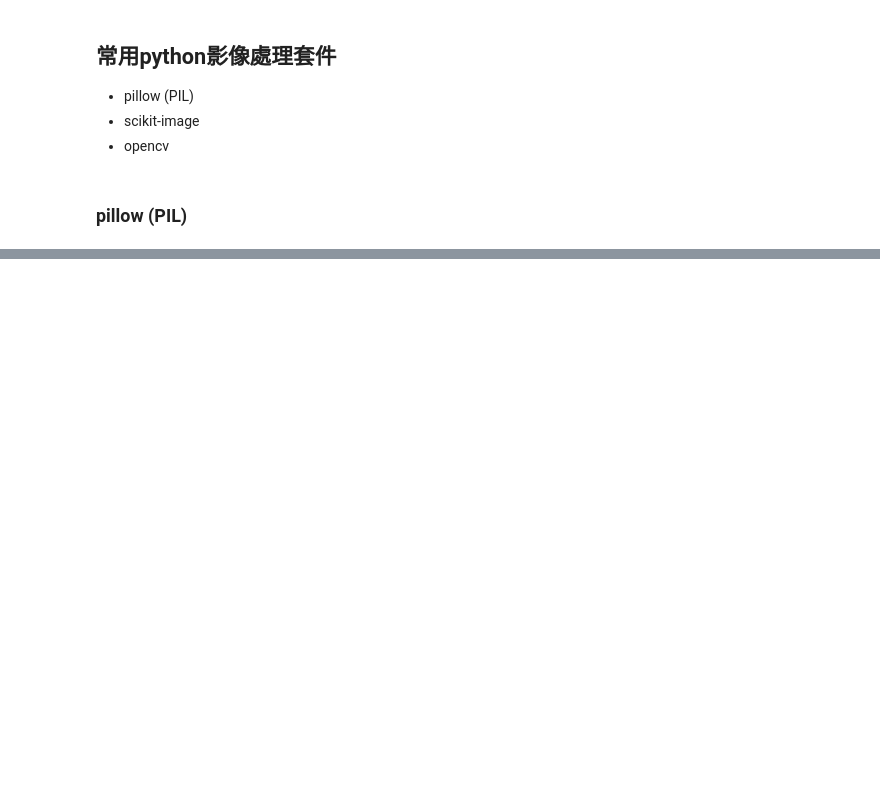
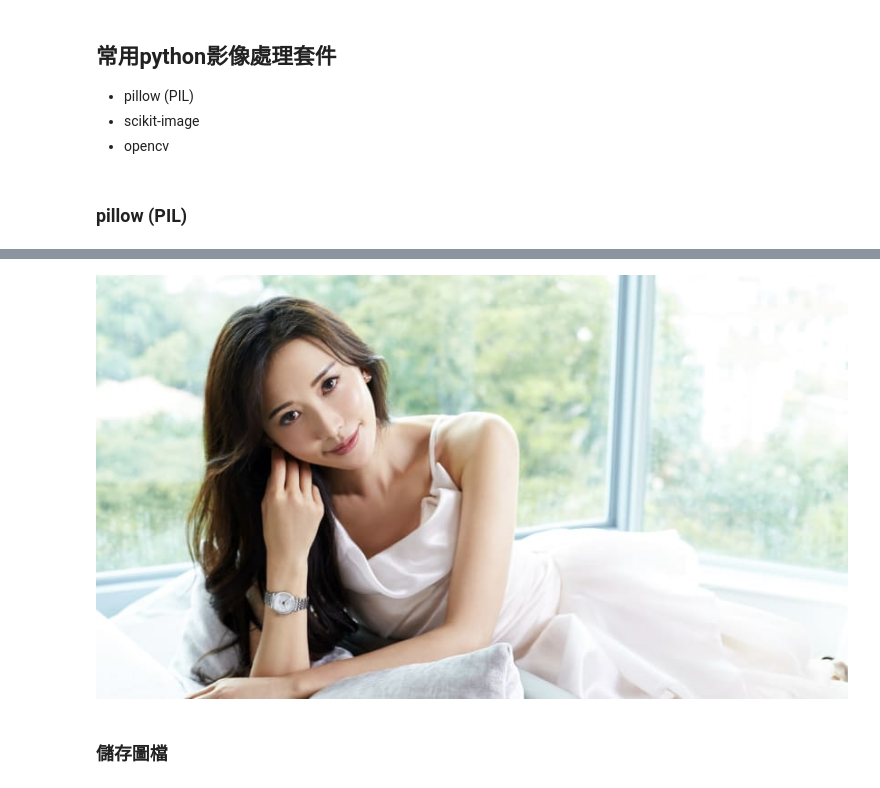
Before and after one commit to vcdemy/20240806, a Jupyter notebook: 20240807影像處理簡介.ipynb, the cells around one changed output, grey strips where cells are left out. Cells and saved outputs as stored; diff of their text form; code cells hidden in the pictures; blank space fills up the shorter version.

```diff
--- a/20240807影像處理簡介.ipynb
+++ b/20240807影像處理簡介.ipynb
@@ -112,0 +191,6 @@ for i in soup.select('img.embed__img'):
+# %%
+image
+# %% [output]
+[figure, added]
+# %% [markdown]
+### 儲存圖檔
```
Also changed, not shown: parts of 28 cells of this notebook.
